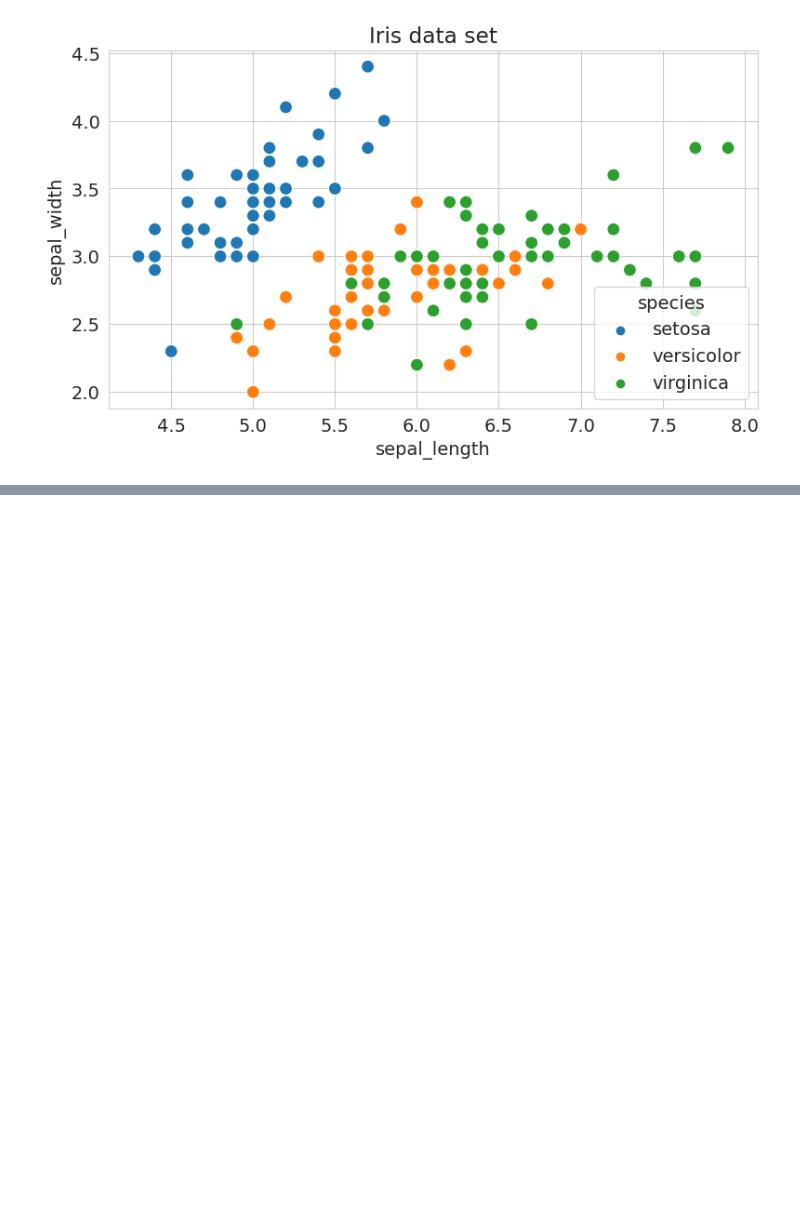
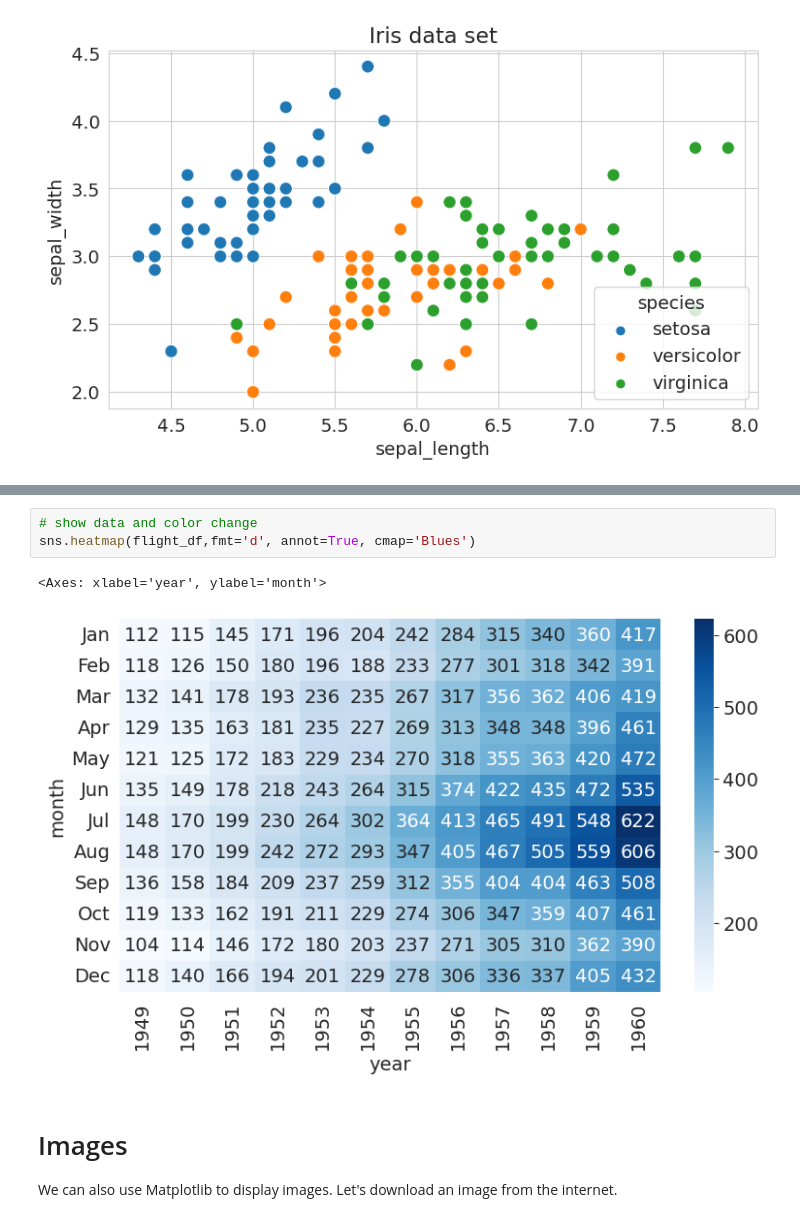
Before and after one commit to Sejan157218/Data_Analysis_with_Python, a Jupyter notebook: python-matplotlib-data-visualization/python-matplotlib-data-visualization.ipynb, the cells around one changed output, grey strips where cells are left out. Saved outputs shown, nothing was run; the diff lists cells and outputs as text; blank space fills up the shorter version.

Commit message:
image

```diff
--- a/python-matplotlib-data-visualization/python-matplotlib-data-visualization.ipynb
+++ b/python-matplotlib-data-visualization/python-matplotlib-data-visualization.ipynb
@@ -361,0 +359,9 @@ sns.heatmap(flight_df, annote=True, cma)
+# %%
+# show data and color change
+sns.heatmap(flight_df,fmt='d', annot=True, cmap='Blues')
+# %% [output]
+<Axes: xlabel='year', ylabel='month'>
+[figure, added]
+# %% [markdown]
+# Images
+We can also use Matplotlib to display images. Let's download an image from the internet.
```
Also changed, not shown: parts of 56 cells of this notebook, 1 other file.
